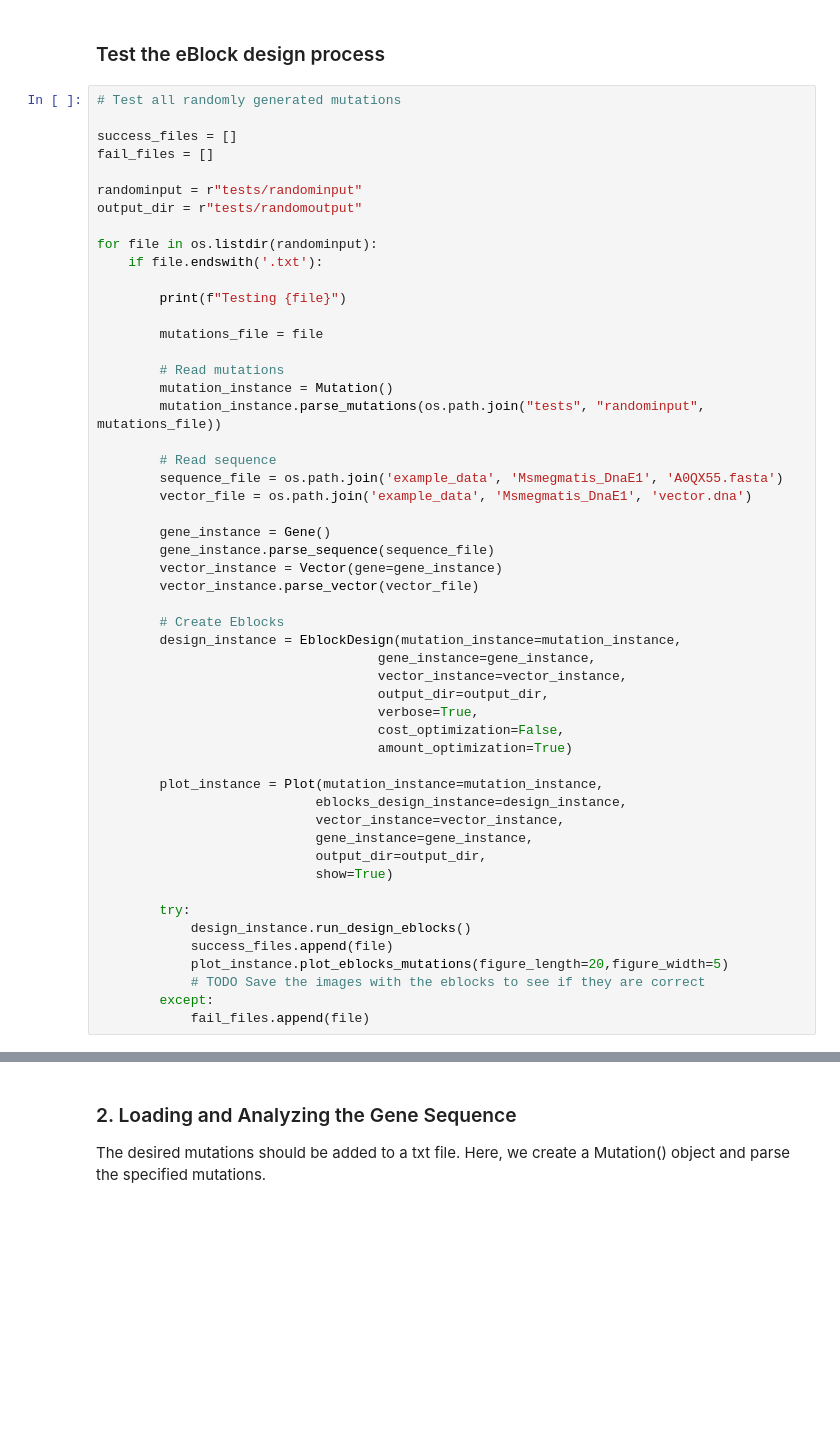
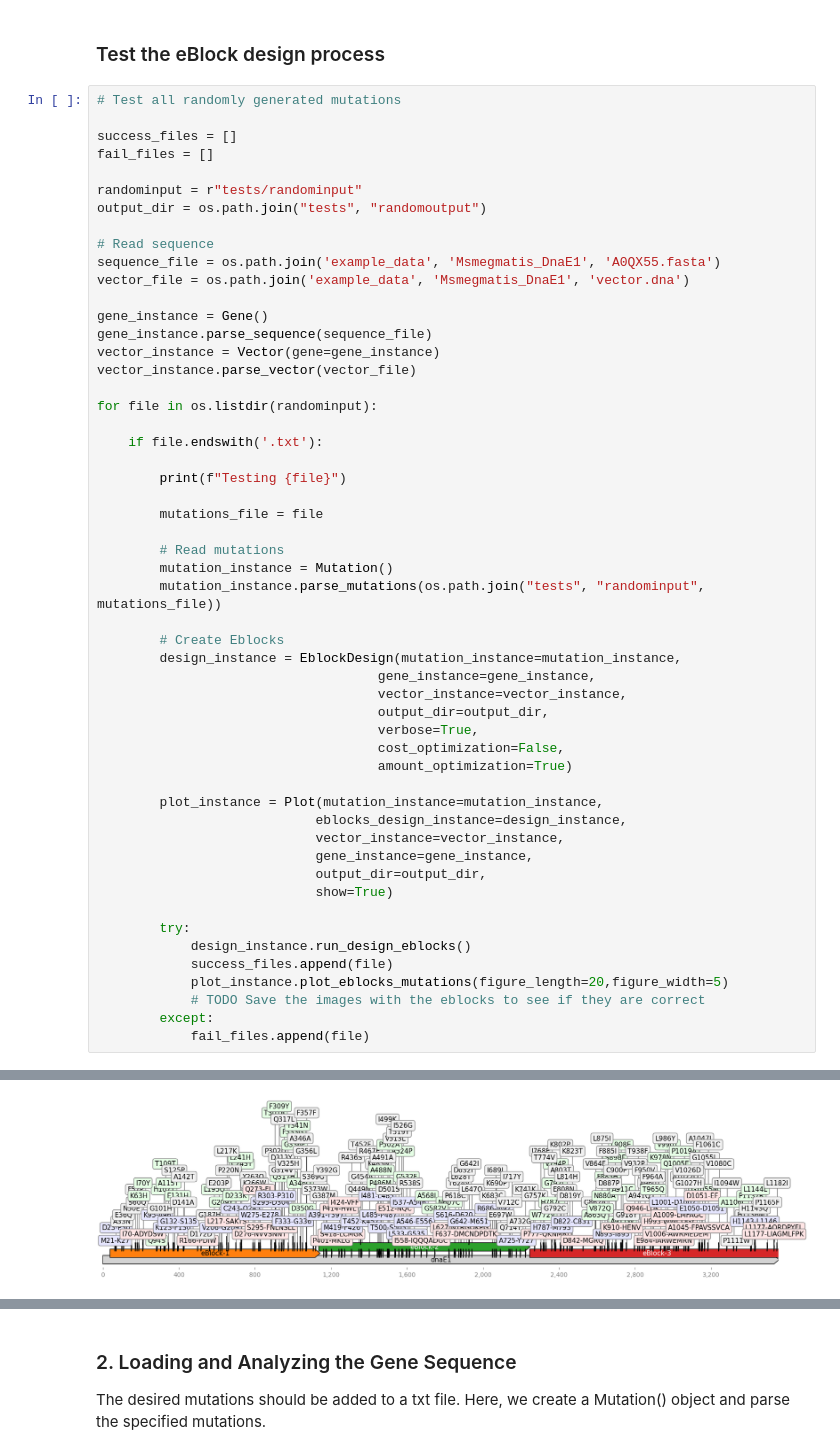
Before and after one commit to CDDLeiden/PyVADesign, a Jupyter notebook: test_pipeline.ipynb, the cells around one changed output, grey strips where cells are left out. Saved outputs shown, nothing was run; the diff lists cells and outputs as text; blank space fills up the shorter version.

Commit message:
update test-pipeline

```diff
--- a/test_pipeline.ipynb
+++ b/test_pipeline.ipynb
@@ -25,9 +25,19 @@ success_files = []
 fail_files = []
 
 randominput = r"tests/randominput"
-output_dir = r"tests/randomoutput"
+output_dir = os.path.join("tests", "randomoutput")
+
+# Read sequence
+sequence_file = os.path.join('example_data', 'Msmegmatis_DnaE1', 'A0QX55.fasta')
+vector_file = os.path.join('example_data', 'Msmegmatis_DnaE1', 'vector.dna')
+
+gene_instance = Gene()
+gene_instance.parse_sequence(sequence_file)
+vector_instance = Vector(gene=gene_instance)
+vector_instance.parse_vector(vector_file)
 
 for file in os.listdir(randominput):
+
     if file.endswith('.txt'):
 
         print(f"Testing {file}")
@@ -37,15 +47,6 @@ for file in os.listdir(randominput):
         # Read mutations
         mutation_instance = Mutation()
         mutation_instance.parse_mutations(os.path.join("tests", "randominput", mutations_file))
-
-        # Read sequence
-        sequence_file = os.path.join('example_data', 'Msmegmatis_DnaE1', 'A0QX55.fasta')
-        vector_file = os.path.join('example_data', 'Msmegmatis_DnaE1', 'vector.dna')
-
-        gene_instance = Gene()
-        gene_instance.parse_sequence(sequence_file)
-        vector_instance = Vector(gene=gene_instance)
-        vector_instance.parse_vector(vector_file)
 
         # Create Eblocks
         design_instance = EblockDesign(mutation_instance=mutation_instance,
@@ -94,0 +125 @@ Calculating relative codon frequencies, based on the selected genome id U00096 .
+[figure, added]
```
Also changed, not shown: parts of 2 cells of this notebook.
